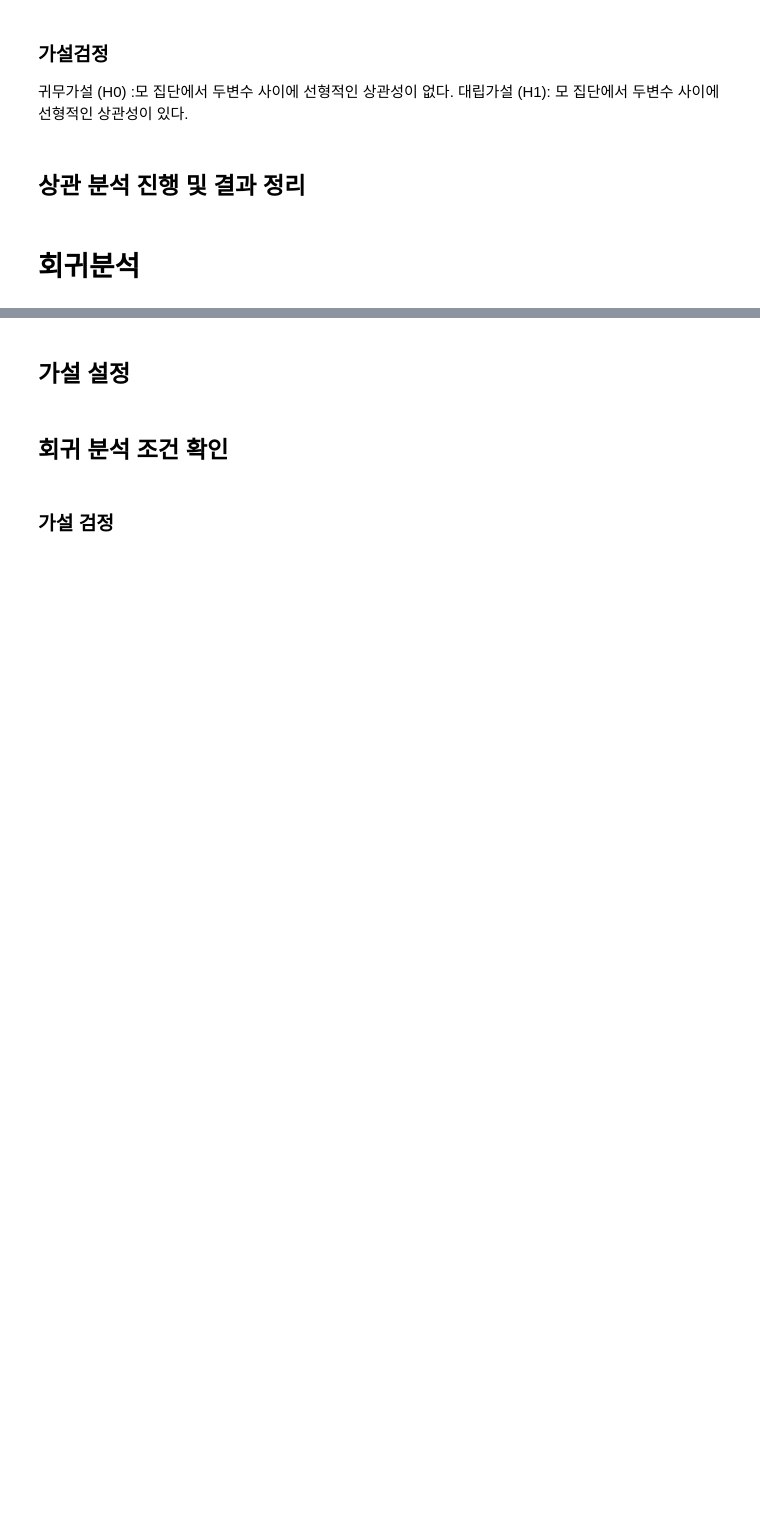
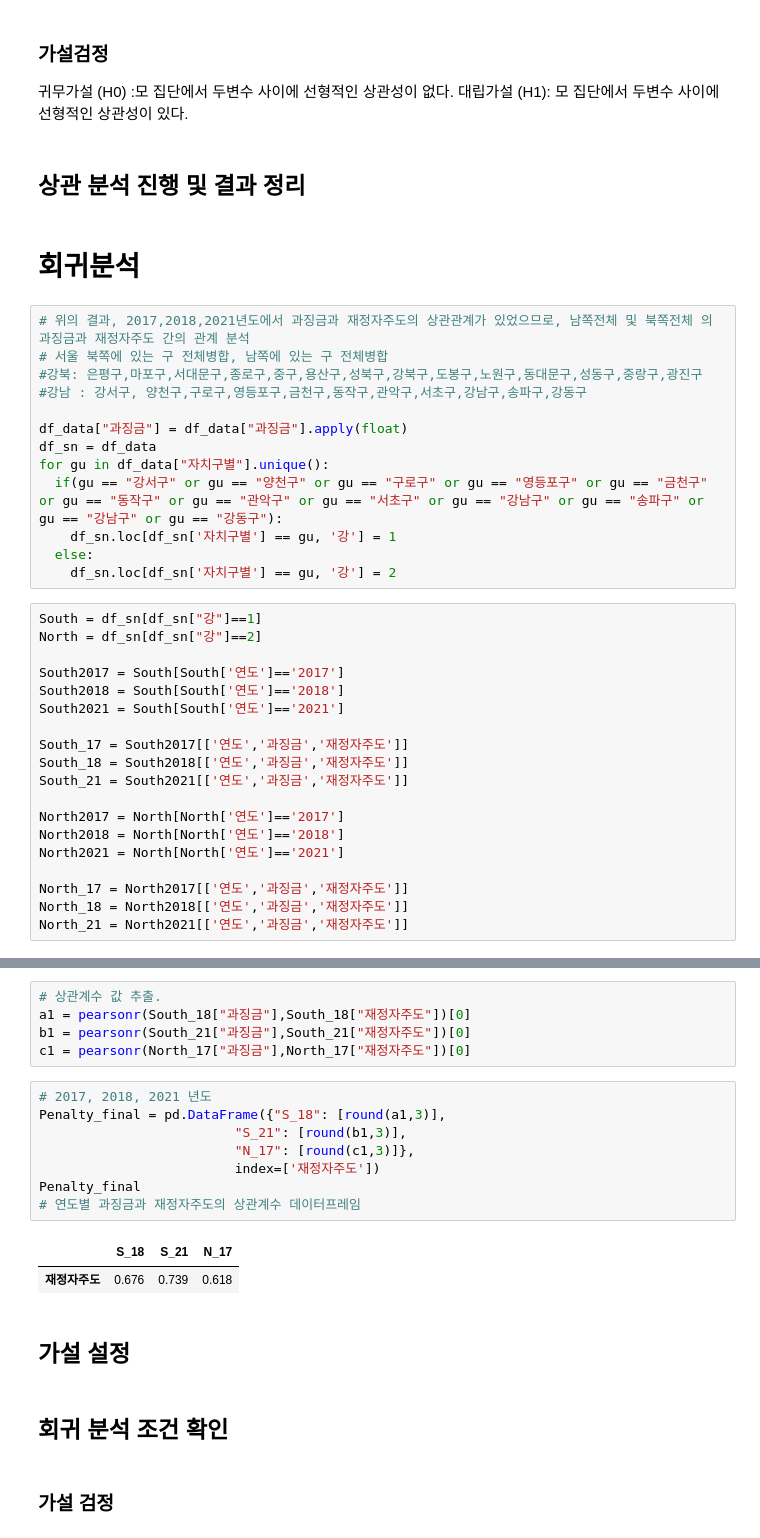
Before and after one commit to Gi-Woong/SDA-TeamProject, a Jupyter notebook: SDA_Term_Project.ipynb, the cells around one changed output, grey strips where cells are left out. Cells and saved outputs as stored; diff of their text form; blank space fills up the shorter version.

```diff
--- a/SDA_Term_Project.ipynb
+++ b/SDA_Term_Project.ipynb
@@ -695,3 +695,35 @@ df_final
 ## 상관 분석 진행 및 결과 정리
 # %% [markdown]
 # 회귀분석
+# %%
+# 위의 결과, 2017,2018,2021년도에서 과징금과 재정자주도의 상관관계가 있었으므로, 남쪽전체 및 북쪽전체 의 과징금과 재정자주도 간의 관계 분석
+# 서울 북쪽에 있는 구 전체병합, 남쪽에 있는 구 전체병합
+#강북: 은평구,마포구,서대문구,종로구,중구,용산구,성북구,강북구,도봉구,노원구,동대문구,성동구,중랑구,광진구
+#강남 : 강서구, 양천구,구로구,영등포구,금천구,동작구,관악구,서초구,강남구,송파구,강동구
+
+df_data["과징금"] = df_data["과징금"].apply(float)
+df_sn = df_data
+for gu in df_data["자치구별"].unique():
+  if(gu == "강서구" or gu == "양천구" or gu == "구로구" or gu == "영등포구" or gu == "금천구" or gu == "동작구" or gu == "관악구" or gu == "서초구" or gu == "강남구" or gu == "송파구" or gu == "강남구" or gu == "강동구"):
+    df_sn.loc[df_sn['자치구별'] == gu, '강'] = 1
+  else:
+    df_sn.loc[df_sn['자치구별'] == gu, '강'] = 2
+# %%
+South = df_sn[df_sn["강"]==1]
+North = df_sn[df_sn["강"]==2]
+
+South2017 = South[South['연도']=='2017']
+South2018 = South[South['연도']=='2018']
+South2021 = South[South['연도']=='2021']
+
+South_17 = South2017[['연도','과징금','재정자주도']]
+South_18 = South2018[['연도','과징금','재정자주도']]
+South_21 = South2021[['연도','과징금','재정자주도']]
+
+North2017 = North[North['연도']=='2017']
+North2018 = North[North['연도']=='2018']
+North2021 = North[North['연도']=='2021']
+
+North_17 = North2017[['연도','과징금','재정자주도']]
+North_18 = North2018[['연도','과징금','재정자주도']]
+North_21 = North2021[['연도','과징금','재정자주도']]
@@ -698,3 +809,19 @@ df_final
+# %%
+# 상관계수 값 추출.
+a1 = pearsonr(South_18["과징금"],South_18["재정자주도"])[0]
+b1 = pearsonr(South_21["과징금"],South_21["재정자주도"])[0]
+c1 = pearsonr(North_17["과징금"],North_17["재정자주도"])[0]
+# %%
+# 2017, 2018, 2021 년도
+Penalty_final = pd.DataFrame({"S_18": [round(a1,3)],
+                         "S_21": [round(b1,3)],
+                         "N_17": [round(c1,3)]},
+                         index=['재정자주도'])
+Penalty_final
+# 연도별 과징금과 재정자주도의 상관계수 데이터프레임
+# %% [output]
+|  | S_18 | S_21 | N_17 |
+| 재정자주도 | 0.676 | 0.739 | 0.618 |
 # %% [markdown]
 ## 가설 설정
 # %% [markdown]
```
Also changed, not shown: parts of 5 cells of this notebook.
